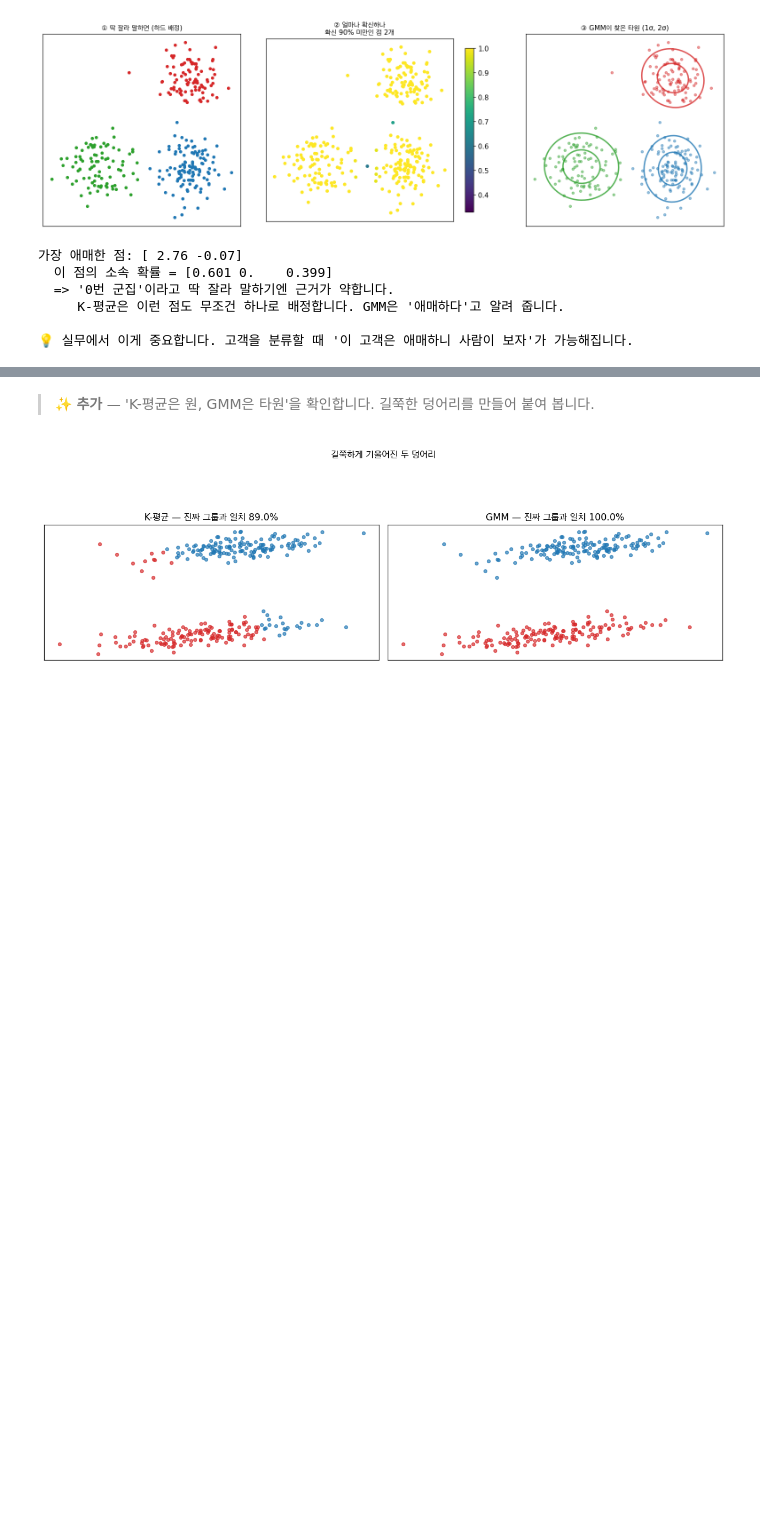
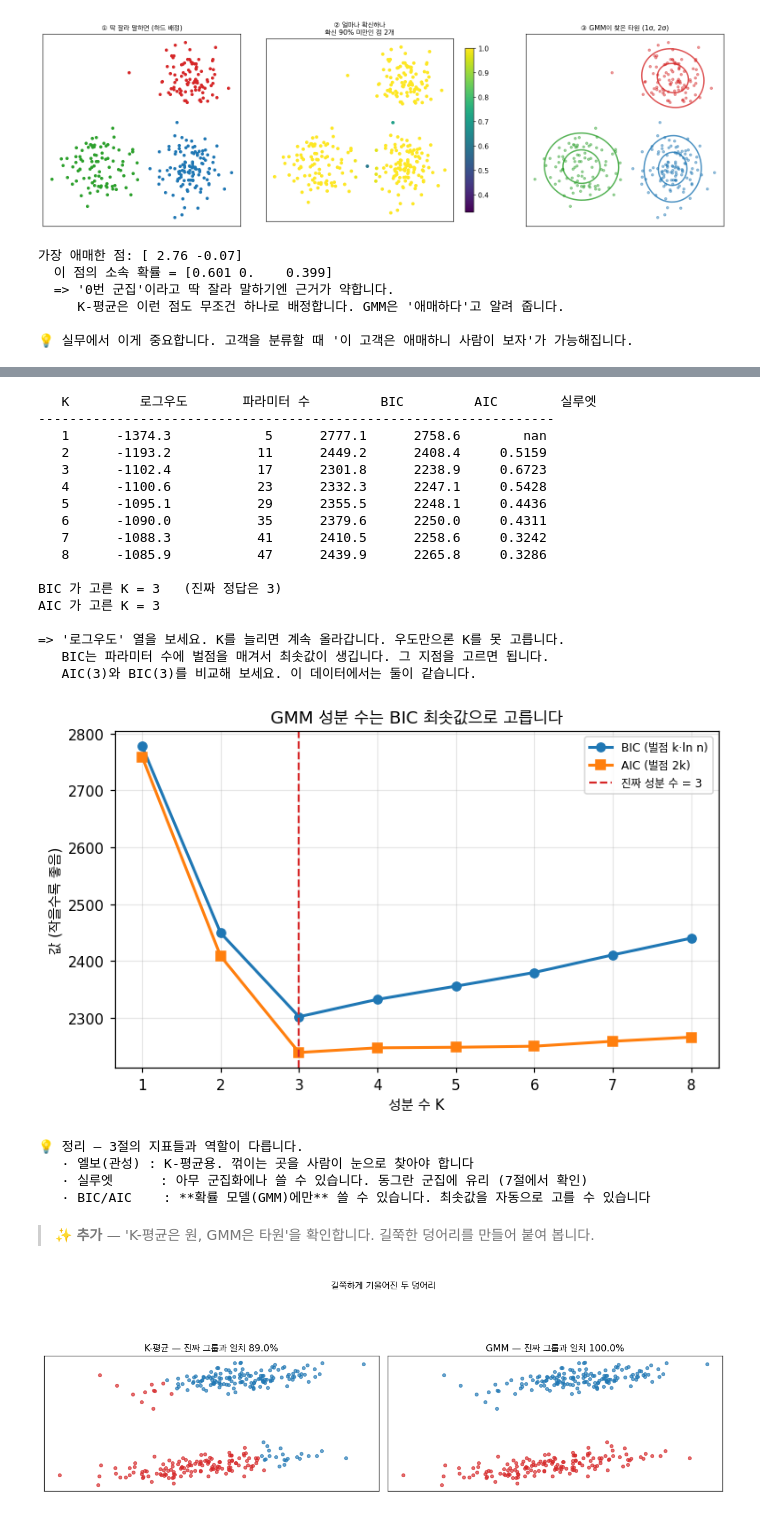
Before and after one commit to gyulrangdev/study-gyul, a Jupyter notebook: ai/ai-engineering-from-scratch-study/phase2/07-unsupervised-learning.ipynb, the cells around one changed output, grey strips where cells are left out. Drawn from its saved outputs; the diff is of its cells as text; code cells hidden in the pictures; blank space fills up the shorter version.

```diff
--- a/ai/ai-engineering-from-scratch-study/phase2/07-unsupervised-learning.ipynb
+++ b/ai/ai-engineering-from-scratch-study/phase2/07-unsupervised-learning.ipynb
@@ -1074,3 +1096,66 @@ print("\n💡 실무에서 이게 중요합니다. 고객을 분류할 때 '이
+# %%
+# ✨ 추가 — BIC/AIC 로 GMM 성분 수를 고릅니다
+from sklearn.mixture import GaussianMixture as sk가우시안
+
+K후보 = list(range(1, 9))
+print(f"{'K':>4}{'로그우도':>13}{'파라미터 수':>13}{'BIC':>12}{'AIC':>12}{'실루엣':>11}")
+print("-" * 66)
+BIC들, AIC들 = [], []
+for K in K후보:
+    gm = sk가우시안(n_components=K, random_state=0).fit(X1)
+    BIC들.append(gm.bic(X1)); AIC들.append(gm.aic(X1))
+    # 파라미터 수 = 평균(K·d) + 공분산(K·d(d+1)/2) + 비중(K-1)
+    d = X1.shape[1]
+    파라미터 = K * d + K * d * (d + 1) // 2 + (K - 1)
+    실루엣 = 실루엣점수(X1, gm.predict(X1)) if K >= 2 else float("nan")
+    print(f"{K:>4}{gm.score(X1)*len(X1):>13.1f}{파라미터:>13}"
+          f"{gm.bic(X1):>12.1f}{gm.aic(X1):>12.1f}{실루엣:>11.4f}")
+
+BIC최적 = K후보[int(np.argmin(BIC들))]
+AIC최적 = K후보[int(np.argmin(AIC들))]
+print(f"\nBIC 가 고른 K = {BIC최적}   (진짜 정답은 3)")
+print(f"AIC 가 고른 K = {AIC최적}")
+print("\n=> '로그우도' 열을 보세요. K를 늘리면 계속 올라갑니다. 우도만으론 K를 못 고릅니다.")
+print("   BIC는 파라미터 수에 벌점을 매겨서 최솟값이 생깁니다. 그 지점을 고르면 됩니다.")
+print(f"   AIC({AIC최적})와 BIC({BIC최적})를 비교해 보세요. "
+      f"{'AIC가 더 많은 성분을 골랐습니다' if AIC최적 > BIC최적 else '이 데이터에서는 둘이 같습니다'}.")
+
+plt.figure(figsize=(6.8, 4.2))
+plt.plot(K후보, BIC들, "o-", lw=2, label="BIC (벌점 k·ln n)")
+plt.plot(K후보, AIC들, "s-", lw=2, label="AIC (벌점 2k)")
+plt.axvline(3, c="tab:red", ls="--", lw=1.4, label="진짜 성분 수 = 3")
+plt.xlabel("성분 수 K"); plt.ylabel("값 (작을수록 좋음)")
+plt.title("GMM 성분 수는 BIC 최솟값으로 고릅니다")
+plt.legend(fontsize=8); plt.grid(alpha=0.3)
+plt.tight_layout(); plt.show()
+
+print("\n💡 정리 — 3절의 지표들과 역할이 다릅니다.")
+print("   · 엘보(관성) : K-평균용. 꺾이는 곳을 사람이 눈으로 찾아야 합니다")
+print("   · 실루엣      : 아무 군집화에나 쓸 수 있습니다. 동그란 군집에 유리 (7절에서 확인)")
+print("   · BIC/AIC    : **확률 모델(GMM)에만** 쓸 수 있습니다. 최솟값을 자동으로 고를 수 있습니다")
+# %% [output]
+   K         로그우도       파라미터 수         BIC         AIC        실루엣
+------------------------------------------------------------------
+   1      -1374.3            5      2777.1      2758.6        nan
+   2      -1193.2           11      2449.2      2408.4     0.5159
+   3      -1102.4           17      2301.8      2238.9     0.6723
+   4      -1100.6           23      2332.3      2247.1     0.5428
+   5      -1095.1           29      2355.5      2248.1     0.4436
+   6      -1090.0           35      2379.6      2250.0     0.4311
+   7      -1088.3           41      2410.5      2258.6     0.3242
+   8      -1085.9           47      2439.9      2265.8     0.3286
+
+BIC 가 고른 K = 3   (진짜 정답은 3)
+AIC 가 고른 K = 3
+
+=> '로그우도' 열을 보세요. K를 늘리면 계속 올라갑니다. 우도만으론 K를 못 고릅니다.
+   BIC는 파라미터 수에 벌점을 매겨서 최솟값이 생깁니다. 그 지점을 고르면 됩니다.
+   AIC(3)와 BIC(3)를 비교해 보세요. 이 데이터에서는 둘이 같습니다.
+[figure, added]
+💡 정리 — 3절의 지표들과 역할이 다릅니다.
+   · 엘보(관성) : K-평균용. 꺾이는 곳을 사람이 눈으로 찾아야 합니다
+   · 실루엣      : 아무 군집화에나 쓸 수 있습니다. 동그란 군집에 유리 (7절에서 확인)
+   · BIC/AIC    : **확률 모델(GMM)에만** 쓸 수 있습니다. 최솟값을 자동으로 고를 수 있습니다
 # %% [markdown]
 > ✨ **추가** — 'K-평균은 원, GMM은 타원'을 확인합니다. 길쭉한 덩어리를 만들어 붙여 봅니다.
 # %%
```
Also changed, not shown: parts of 10 cells of this notebook, 1 other file.
